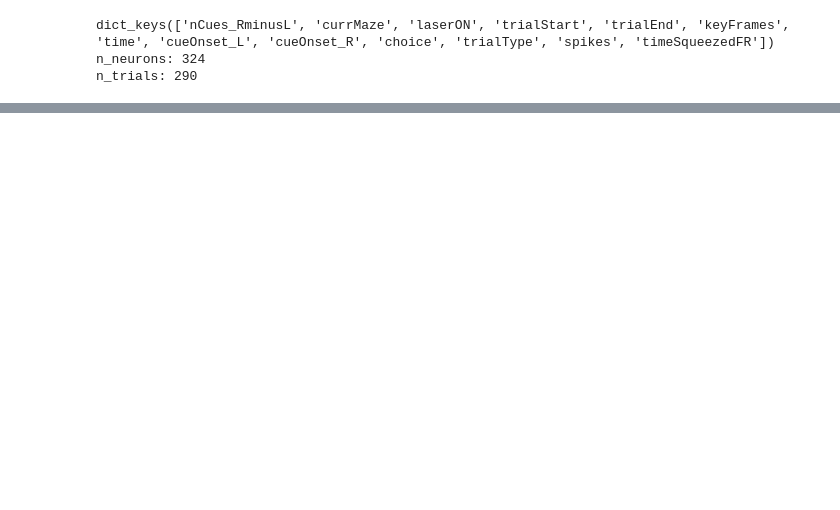
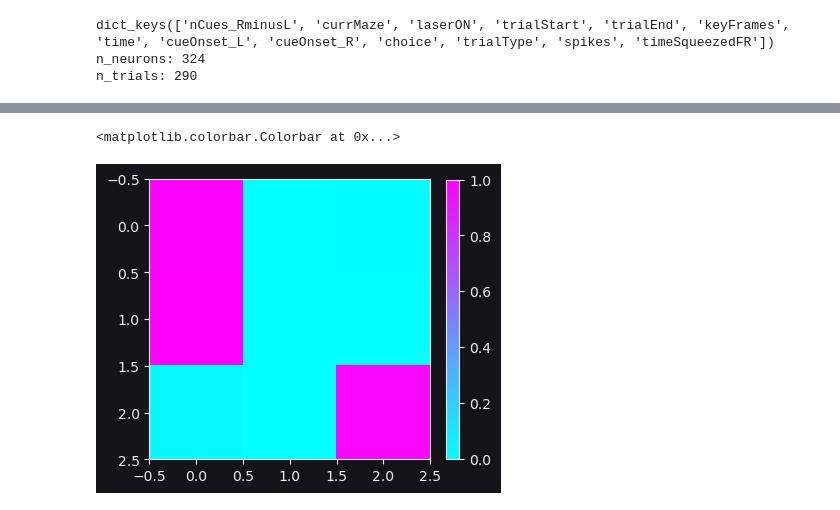
Before and after one commit to thejuc/towers_glm_hmm, a Jupyter notebook: glm_hmm_data.ipynb, the cells around one changed output, grey strips where cells are left out. Cells and saved outputs as stored; diff of their text form; code cells hidden in the pictures; blank space fills up the shorter version.

```diff
--- a/glm_hmm_data.ipynb
+++ b/glm_hmm_data.ipynb
@@ -63,11 +64,14 @@ y_all = []
 trial_indices = np.nonzero(data["currMaze"] > 0)[0]
 print(f"number of trials: {trial_indices.size}")
 filt_len = 30
+sp_filt_len = 20
 bin_size = 0.35
-n_neurons = 5
+n_neurons = 16
 neuron_idx = np.random.randint(0, total_neurons, size=n_neurons)
 # neuron_idx = np.array([11, 12])
-trial_id = []  # this will keep track of each trial in the design matrix (since each trial spans multiple rows)
+trial_id = (
+    []
+)  # this will keep track of each trial in the design matrix (since each trial spans multiple rows)
 for i, neuron in enumerate(neuron_idx):
     X = []
     y = []
@@ -100,14 +104,12 @@ for i, neuron in enumerate(neuron_idx):
         padded_ev = np.pad(binned_ev, (filt_len - 1, 0), constant_values=(0, 0))
         X_ev = hankel(padded_ev[: -filt_len + 1], padded_stiml[-filt_len:])
 
+        padded_spikes = np.pad(
+            binned_spikes[:-1], (sp_filt_len, 0), constant_values=(0, 0)
+        )
+        X_sp = hankel(padded_spikes[: -sp_filt_len + 1], padded_spikes[-sp_filt_len:])
 
-
-        padded_spikes = np.pad(
-            binned_spikes[:-1], (filt_len, 0), constant_values=(0, 0)
-        )
-        X_sp = hankel(padded_spikes[: -filt_len + 1], padded_spikes[-filt_len:])
-
-        X.append(np.hstack((X_sr, X_sl, X_sp, np.ones((X_sp.shape[0], 1)))))
+        X.append(np.hstack((X_sr, X_sl, np.ones((X_sp.shape[0], 1)))))
         y.append(binned_spikes[:, np.newaxis])
         if i == 0:
             trial_id.append(trial_idx * np.ones(X_sr.shape[0]))
@@ -119,5 +121,6 @@ trial_id = np.concatenate(trial_id)
 X_all = np.array(X_all)
 y_all = np.array(y_all)
 print(y_all.shape, X_all.shape)
+neuron_idx
 # %% [output]
 number of trials: 290
@@ -247,0 +264,7 @@ ax.set_ylabel(r'$\gamma \cdot log(p(y | X, Z))$');
+# %%
+fig, ax = plt.subplots(1, 1, figsize=(4, 4))
+im = ax.imshow(np.exp(T), cmap="cool", vmin=0, vmax=1)
+plt.colorbar(im, ax=ax, fraction=0.045)
+# %% [output]
+<matplotlib.colorbar.Colorbar at 0x...>
+[figure, added]
```
Also changed, not shown: parts of 15 cells of this notebook, 11 other files.
